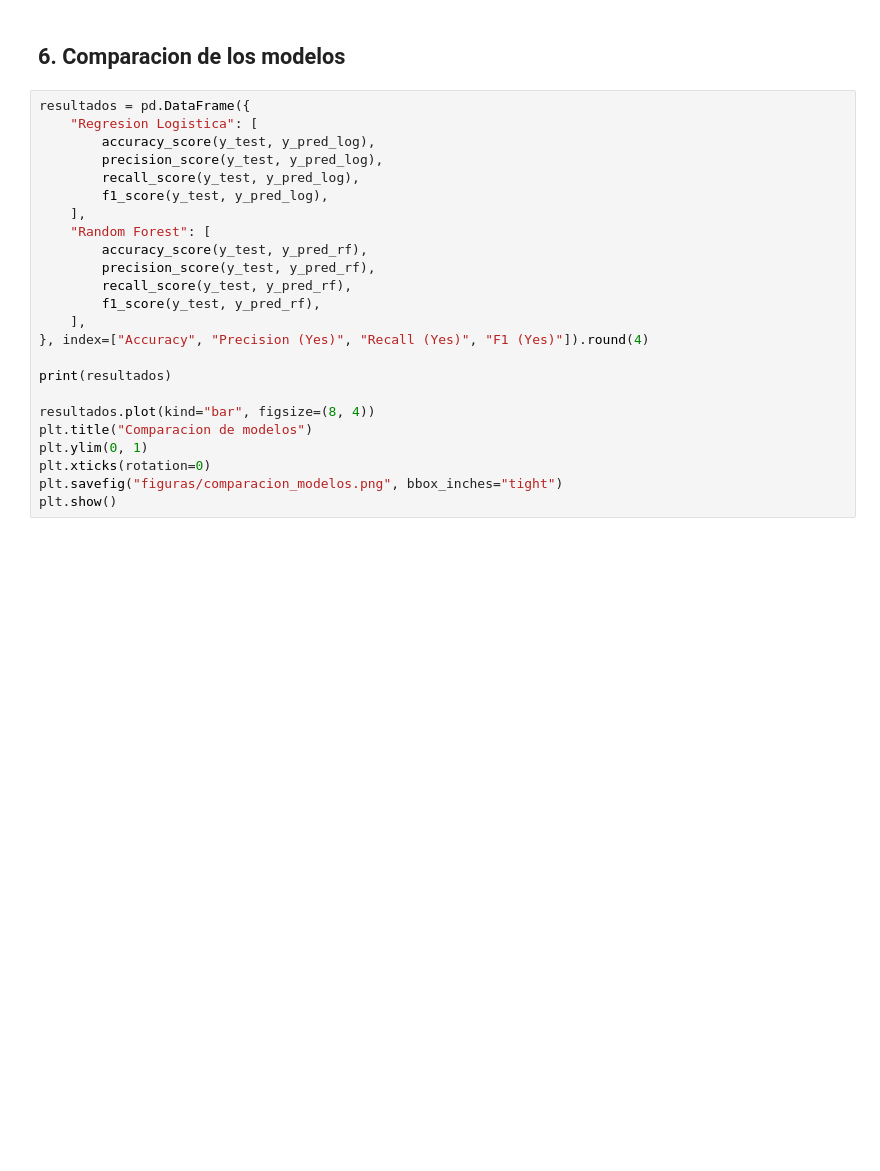
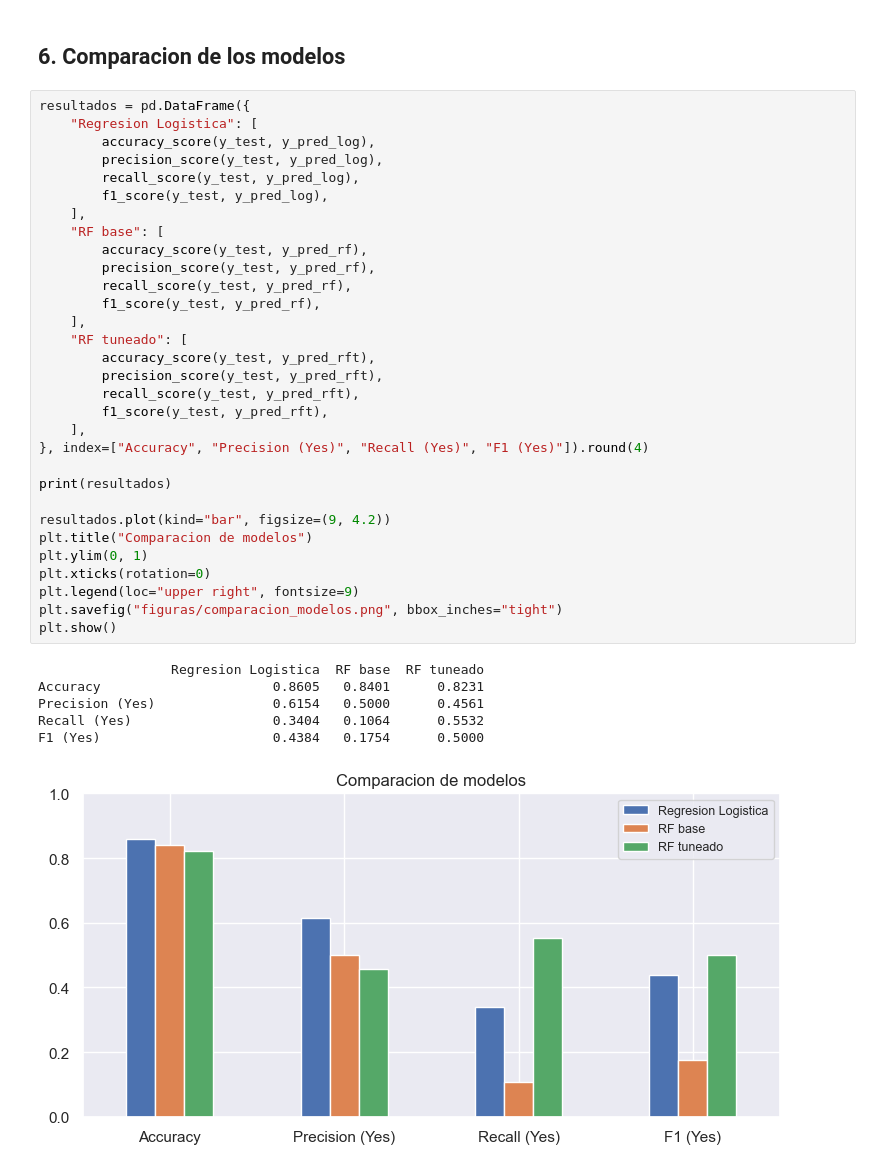
Before and after one commit to Camionerou/trabajo_final_icd_2026_project, a Jupyter notebook: trabajo_final_icd_2026.ipynb, the cells around one changed output. Cells and saved outputs as stored; diff of their text form; blank space fills up the shorter version.

```diff
--- a/trabajo_final_icd_2026.ipynb
+++ b/trabajo_final_icd_2026.ipynb
@@ -192,27 +371,41 @@ plt.show()
 # %%
 resultados = pd.DataFrame({
     "Regresion Logistica": [
         accuracy_score(y_test, y_pred_log),
         precision_score(y_test, y_pred_log),
         recall_score(y_test, y_pred_log),
         f1_score(y_test, y_pred_log),
     ],
-    "Random Forest": [
+    "RF base": [
         accuracy_score(y_test, y_pred_rf),
         precision_score(y_test, y_pred_rf),
         recall_score(y_test, y_pred_rf),
         f1_score(y_test, y_pred_rf),
     ],
+    "RF tuneado": [
+        accuracy_score(y_test, y_pred_rft),
+        precision_score(y_test, y_pred_rft),
+        recall_score(y_test, y_pred_rft),
+        f1_score(y_test, y_pred_rft),
+    ],
 }, index=["Accuracy", "Precision (Yes)", "Recall (Yes)", "F1 (Yes)"]).round(4)
 
 print(resultados)
 
-resultados.plot(kind="bar", figsize=(8, 4))
+resultados.plot(kind="bar", figsize=(9, 4.2))
 plt.title("Comparacion de modelos")
 plt.ylim(0, 1)
 plt.xticks(rotation=0)
+plt.legend(loc="upper right", fontsize=9)
 plt.savefig("figuras/comparacion_modelos.png", bbox_inches="tight")
 plt.show()
+# %% [output]
+                 Regresion Logistica  RF base  RF tuneado
+Accuracy                      0.8605   0.8401      0.8231
+Precision (Yes)               0.6154   0.5000      0.4561
+Recall (Yes)                  0.3404   0.1064      0.5532
+F1 (Yes)                      0.4384   0.1754      0.5000
+[figure, added]
 # %%
 # Variables mas importantes segun el Random Forest
 importancias = pd.Series(rf.feature_importances_, index=columnas).sort_values(ascending=False)
```
Also changed, not shown: parts of 22 cells of this notebook, 7 other files.
